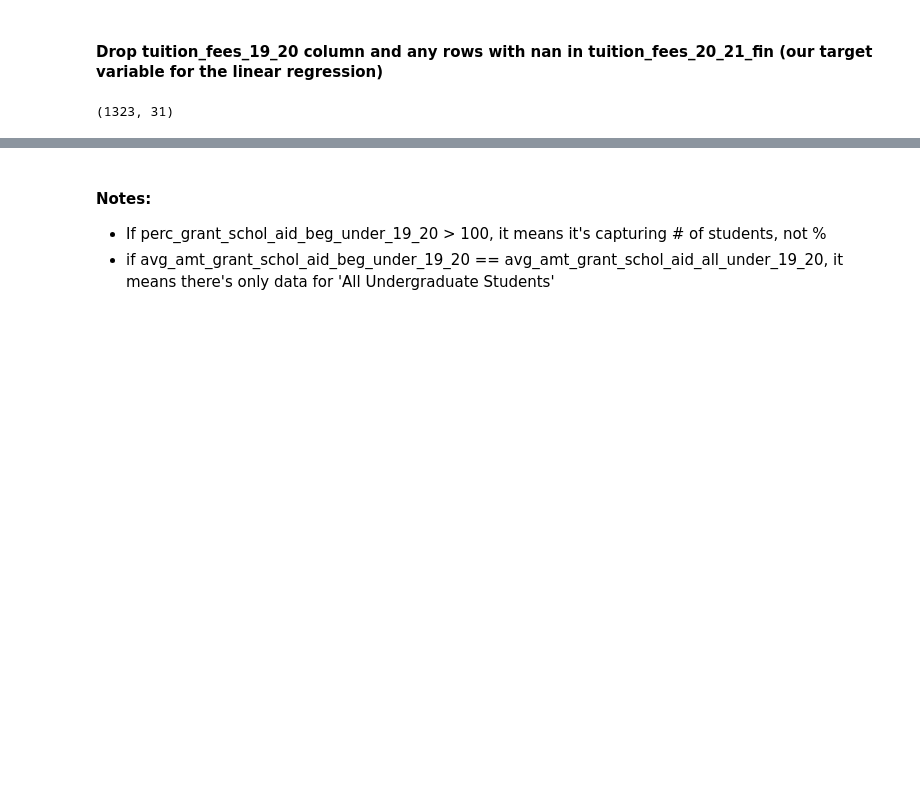
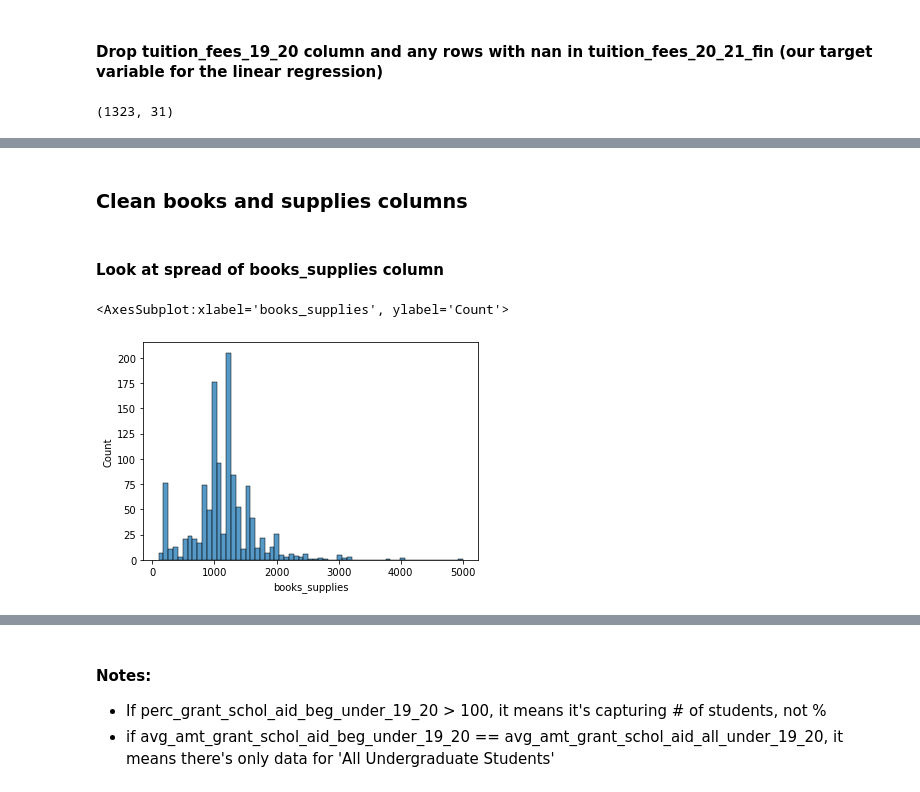
Before and after one commit to chloebs4590/Metis-NBM_Regression, a Jupyter notebook: eda_lr_project_code.ipynb, the cells around one changed output, grey strips where cells are left out. Saved outputs shown, nothing was run; the diff lists cells and outputs as text; code cells hidden in the pictures; blank space fills up the shorter version.

```diff
--- a/eda_lr_project_code.ipynb
+++ b/eda_lr_project_code.ipynb
@@ -264,0 +481,23 @@ memory usage: 330.8+ KB
+# %%
+# add cleaned student-to-faculty ratio list back to df
+
+schools_df['stu_to_fac_ratio'] = flattened_stu_to_fac_ratio
+# %%
+# drop the rows with 0 in the new stu_to_fac_ratio column, since those were missing values
+    # in the original student-to-faculty ratio column
+schools_df = schools_df.loc[schools_df.stu_to_fac_ratio != 0]
+# %%
+# drop raw_stu_to_fac_ratio column from dataframe
+schools_df.drop(['raw_stu_to_fac_ratio'],axis=1,inplace=True)
+# %% [markdown]
+### Clean books and supplies columns
+# %%
+# drop books_supplies_19_20 column
+schools_df.drop(['books_supplies_19_20'],axis=1,inplace=True)
+# %% [markdown]
+#### Look at spread of books_supplies column
+# %%
+sns.histplot(schools_df.books_supplies)
+# %% [output]
+<AxesSubplot:xlabel='books_supplies', ylabel='Count'>
+[figure, added]
```
Also changed, not shown: parts of 79 cells of this notebook.
